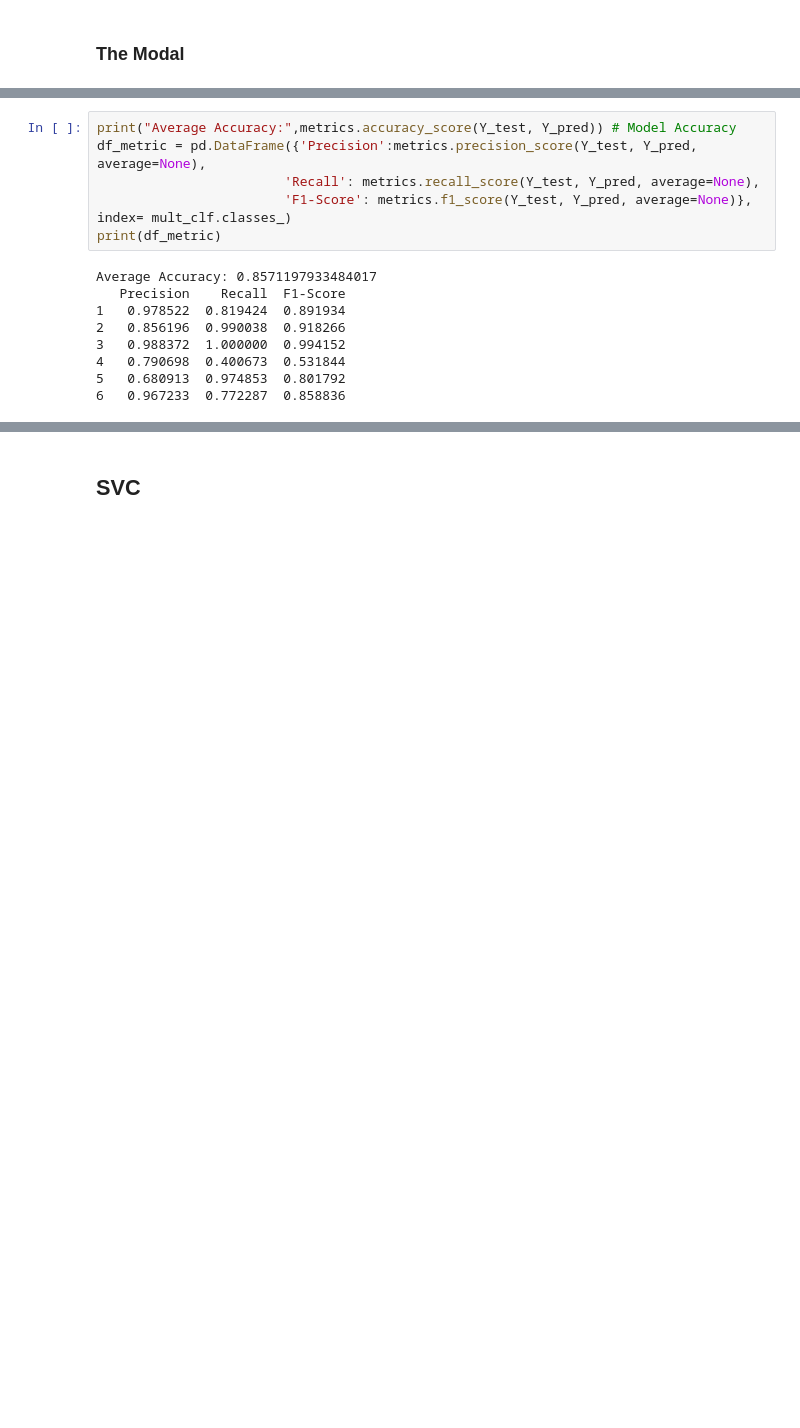
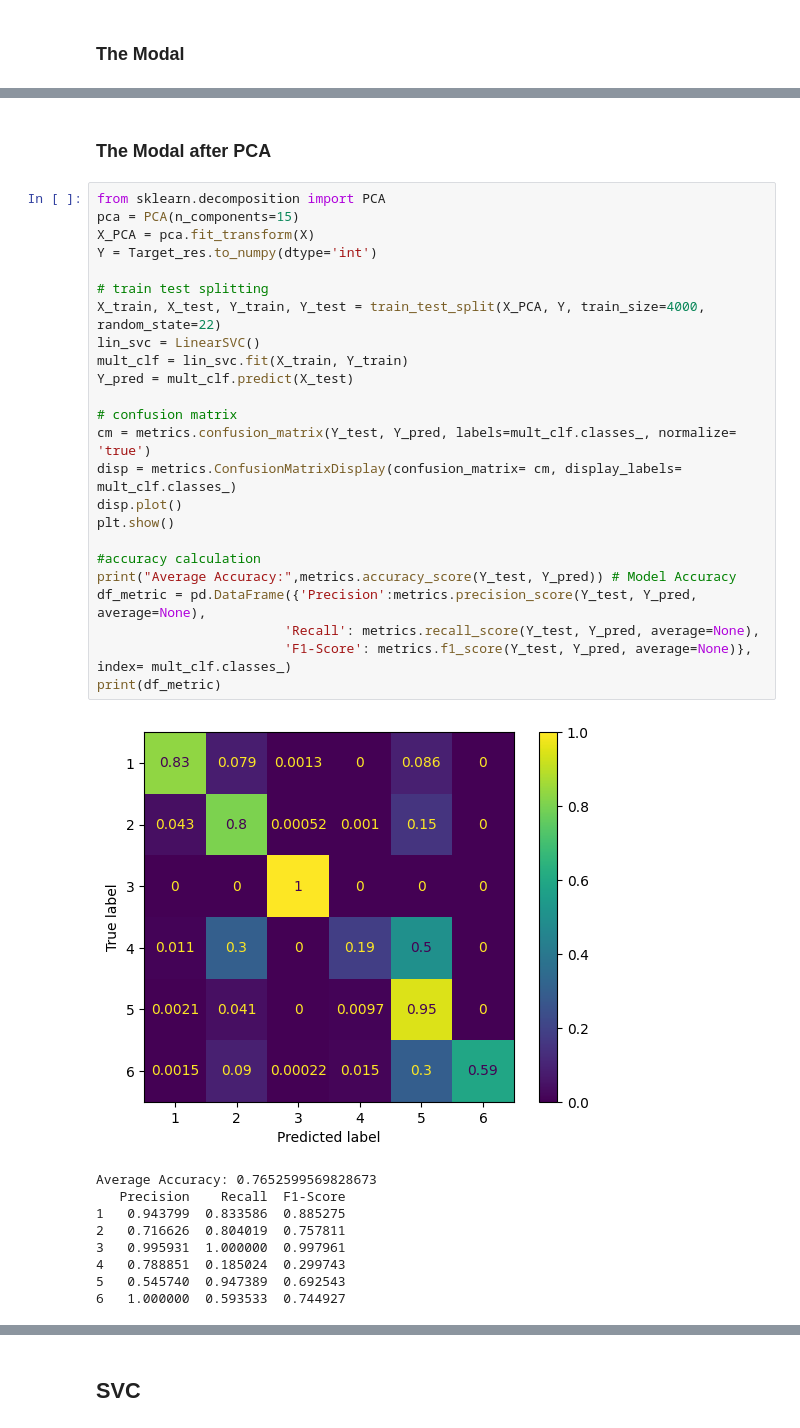
Before and after one commit to Harish-Projects/Bachelorarbeit, a Jupyter notebook: SVM_Multiclass.ipynb, the cells around one changed output, grey strips where cells are left out. Cells and saved outputs as stored; diff of their text form; blank space fills up the shorter version.

```diff
--- a/SVM_Multiclass.ipynb
+++ b/SVM_Multiclass.ipynb
@@ -152,15 +168,36 @@ plt.show()
+# %% [markdown]
+### The Modal after PCA
 # %%
+from sklearn.decomposition import PCA
+pca = PCA(n_components=15)
+X_PCA = pca.fit_transform(X)
+Y = Target_res.to_numpy(dtype='int')
+
+# train test splitting
+X_train, X_test, Y_train, Y_test = train_test_split(X_PCA, Y, train_size=4000, random_state=22)
+lin_svc = LinearSVC()
+mult_clf = lin_svc.fit(X_train, Y_train)
+Y_pred = mult_clf.predict(X_test)
+
+# confusion matrix
+cm = metrics.confusion_matrix(Y_test, Y_pred, labels=mult_clf.classes_, normalize= 'true')
+disp = metrics.ConfusionMatrixDisplay(confusion_matrix= cm, display_labels= mult_clf.classes_)
+disp.plot()
+plt.show()
+
+#accuracy calculation
 print("Average Accuracy:",metrics.accuracy_score(Y_test, Y_pred)) # Model Accuracy
 df_metric = pd.DataFrame({'Precision':metrics.precision_score(Y_test, Y_pred, average=None),
                         'Recall': metrics.recall_score(Y_test, Y_pred, average=None),
                         'F1-Score': metrics.f1_score(Y_test, Y_pred, average=None)}, index= mult_clf.classes_)
 print(df_metric)
 # %% [output]
+[figure, added]
-Average Accuracy: 0.8571197933484017
+Average Accuracy: 0.7652599569828673
    Precision    Recall  F1-Score
-1   0.978522  0.819424  0.891934
-2   0.856196  0.990038  0.918266
-3   0.988372  1.000000  0.994152
-4   0.790698  0.400673  0.531844
-5   0.680913  0.974853  0.801792
-6   0.967233  0.772287  0.858836
+1   0.943799  0.833586  0.885275
+2   0.716626  0.804019  0.757811
+3   0.995931  1.000000  0.997961
+4   0.788851  0.185024  0.299743
+5   0.545740  0.947389  0.692543
+6   1.000000  0.593533  0.744927
```
Also changed, not shown: parts of 25 cells of this notebook.
